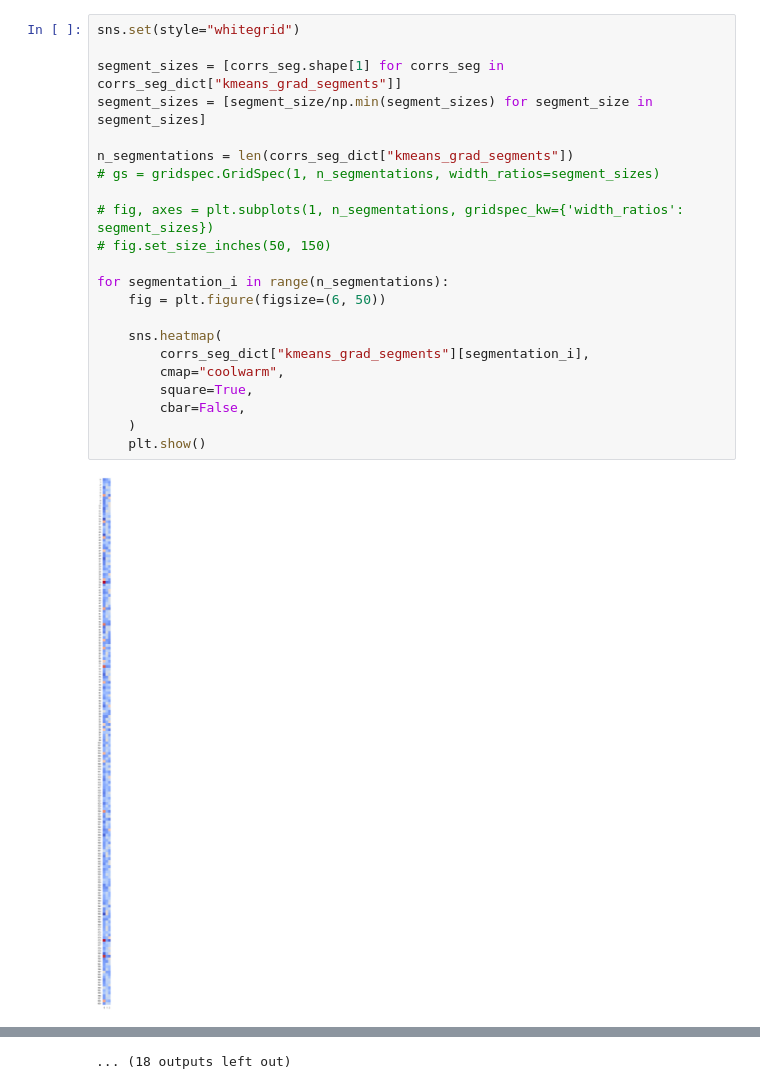
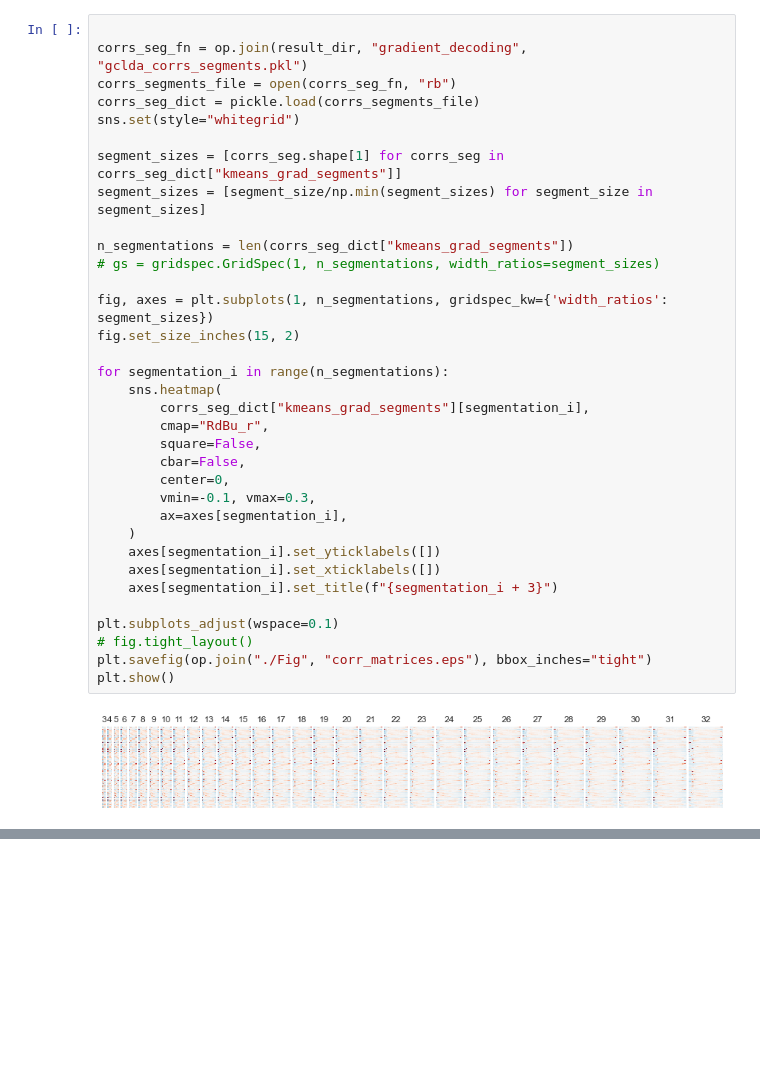
Before and after one commit to NBCLab/gradient-decoding, a Jupyter notebook: figures/decoding.ipynb, the cells around one changed output, grey strips where cells are left out. Cells and saved outputs as stored; diff of their text form; blank space fills up the shorter version.

```diff
--- a/figures/decoding.ipynb
+++ b/figures/decoding.ipynb
@@ -19,24 +102,36 @@ len(corrs_seg_dict["percentile_grad_segments"])
 # %%
+
+corrs_seg_fn = op.join(result_dir, "gradient_decoding", "gclda_corrs_segments.pkl")
+corrs_segments_file = open(corrs_seg_fn, "rb")
+corrs_seg_dict = pickle.load(corrs_segments_file)
 sns.set(style="whitegrid")
 
 segment_sizes = [corrs_seg.shape[1] for corrs_seg in corrs_seg_dict["kmeans_grad_segments"]]
 segment_sizes = [segment_size/np.min(segment_sizes) for segment_size in segment_sizes]
 
 n_segmentations = len(corrs_seg_dict["kmeans_grad_segments"])
 # gs = gridspec.GridSpec(1, n_segmentations, width_ratios=segment_sizes)
 
-# fig, axes = plt.subplots(1, n_segmentations, gridspec_kw={'width_ratios': segment_sizes})
-# fig.set_size_inches(50, 150)
+fig, axes = plt.subplots(1, n_segmentations, gridspec_kw={'width_ratios': segment_sizes})
+fig.set_size_inches(15, 2)
 
 for segmentation_i in range(n_segmentations):
-    fig = plt.figure(figsize=(6, 50))
-
     sns.heatmap(
         corrs_seg_dict["kmeans_grad_segments"][segmentation_i],
-        cmap="coolwarm",
-        square=True,
+        cmap="RdBu_r",
+        square=False,
         cbar=False,
+        center=0,
+        vmin=-0.1, vmax=0.3,
+        ax=axes[segmentation_i],
     )
-    plt.show()
+    axes[segmentation_i].set_yticklabels([])
+    axes[segmentation_i].set_xticklabels([])
+    axes[segmentation_i].set_title(f"{segmentation_i + 3}")
+
+plt.subplots_adjust(wspace=0.1)
+# fig.tight_layout()
+plt.savefig(op.join("./Fig", "corr_matrices.eps"), bbox_inches="tight")
+plt.show()
 # %% [output]
-[figure, old version]
+[figure, new version]
@@ -54 +137,0 @@ for segmentation_i in range(n_segmentations):
-... (18 outputs left out)
```
Also changed, not shown: parts of 8 cells of this notebook, 5 other files.
